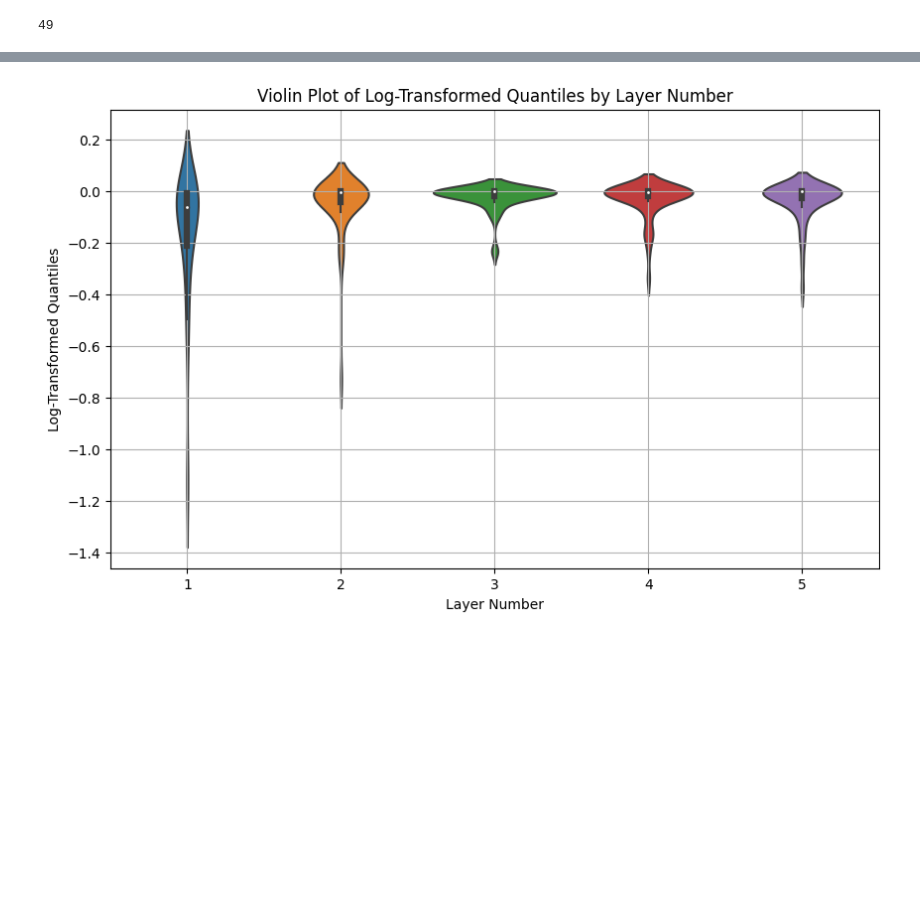
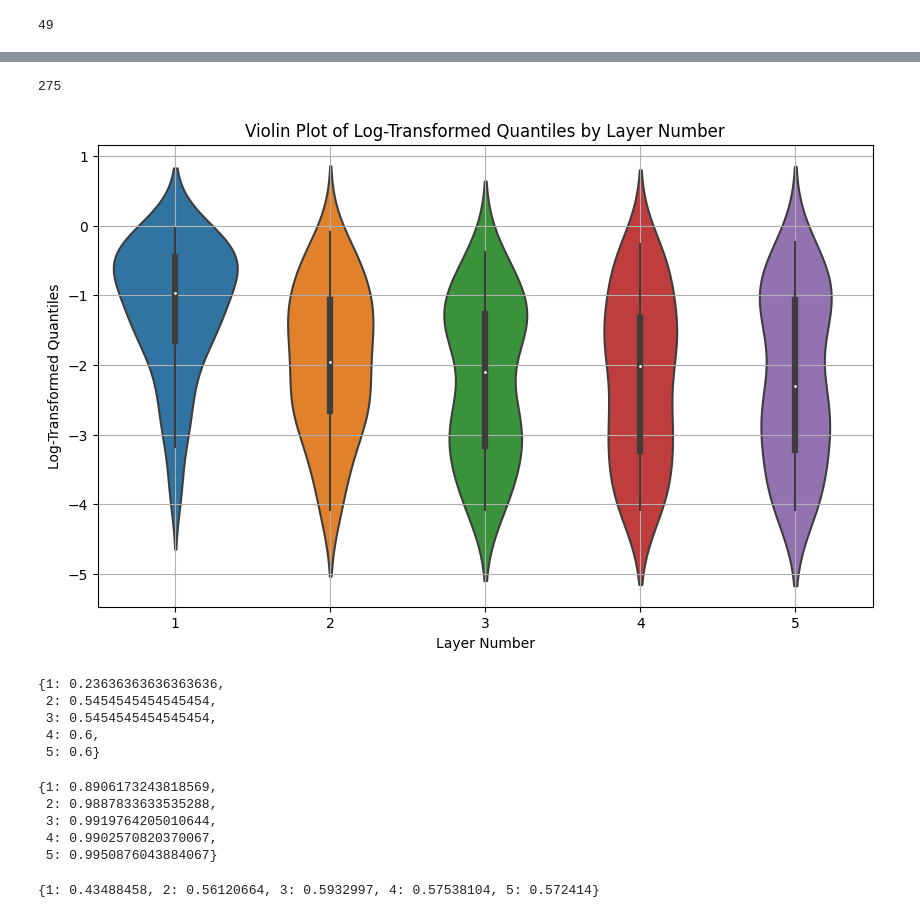
Before and after one commit to xocelyk/tot-gene-sets, a Jupyter notebook: start.ipynb, the cells around one changed output, grey strips where cells are left out. Drawn from its saved outputs; the diff is of its cells as text; code cells hidden in the pictures; blank space fills up the shorter version.

```diff
--- a/start.ipynb
+++ b/start.ipynb
@@ -674,0 +766,5 @@ len(tot_data_by_layer)
+# %%
+best_ans_location_counts = {}
+for layer_num in best_ans_location_dic.keys():
+    best_ans_location_counts[layer_num] = len(best_ans_location_dic[layer_num]) / len(tot_data_by_layer.keys())
+best_ans_location_counts
@@ -822,0 +1034,38 @@ plt.show()
+# %%
+import matplotlib.pyplot as plt
+
+# Sample data
+layer_nums = [1, 2, 1, 2, 3, 2, 3, 1, 2, 3]  # Replace with your actual layer numbers
+scores = [0.5, 0.6, 0.55, 0.65, 0.7, 0.68, 0.72, 0.58, 0.63, 0.75]  # Replace with your actual scores
+best_scores = [0.7, 0.8, 0.75, 0.85, 0.9, 0.88, 0.92, 0.78, 0.83, 0.95]  # Replace with your actual best scores
+
+# Group the scores and best scores by layer numbers
+max_layer = max(layer_nums)
+layer_groups = {i: {'scores': [], 'best_scores': []} for i in range(1, max_layer + 1)}
+
+for num, score, best_score in zip(layer_nums, scores, best_scores):
+    layer_groups[num]['scores'].append(score)
+    layer_groups[num]['best_scores'].append(best_score)
+
+# Prepare data for plotting
+plot_data = []
+for i in range(1, max_layer + 1):
+    plot_data.append(layer_groups[i]['scores'])
+    plot_data.append(layer_groups[i]['best_scores'])
+
+# Create the box plot
+plt.figure(figsize=(12, 6))
+plt.boxplot(plot_data)
+
+# Customizing the x-axis labels
+xtick_labels = []
+for i in range(1, max_layer + 1):
+    xtick_labels.append(f'Layer {i}\nScores')
+    xtick_labels.append(f'Layer {i}\nBest Scores')
+
+plt.xticks(range(1, 2 * max_layer + 1), xtick_labels, rotation=45)
+plt.xlabel('Layer Number')
+plt.ylabel('Similarity Score')
+plt.title('Boxplot of Scores and Best Scores by Layer Number')
+plt.grid(True)
+plt.show()
@@ -823,13 +1074,46 @@ plt.show()
+# %%
+len(best_quantiles)
+# %% [output]
+275
 # %%
-transformed_quantiles = np.log10(np.array(best_quantiles) + 1e-6)
+transformed_quantiles = np.log10(1-np.array(best_quantiles) + 1e-6)
 
 # Now create a violin plot
 plt.figure(figsize=(10, 6))
 sns.violinplot(x=layer_nums, y=transformed_quantiles)
 plt.xlabel('Layer Number')
 plt.ylabel('Log-Transformed Quantiles')
 plt.title('Violin Plot of Log-Transformed Quantiles by Layer Number')
 plt.grid(True)
 plt.show()
 # %% [output]
-[figure, old version]
+[figure, new version]
+# %%
+proportion_best_quantiles_above_98_by_layer = {}
+for layer_num, quantiles in best_quantile_by_layer.items():
+    proportion_best_quantiles_above_98_by_layer[layer_num] = (np.array(quantiles) > 0.98).mean()
+proportion_best_quantiles_above_98_by_layer
+# %% [output]
+{1: 0.23636363636363636,
+ 2: 0.5454545454545454,
+ 3: 0.5454545454545454,
+ 4: 0.6,
+ 5: 0.6}
+# %%
+avg_best_quantile_by_layer = {}
+for layer_num, quantiles in best_quantile_by_layer.items():
+    avg_best_quantile_by_layer[layer_num] = np.median(quantiles)
+avg_best_quantile_by_layer
+# %% [output]
+{1: 0.8906173243818569,
+ 2: 0.9887833633535288,
+ 3: 0.9919764205010644,
+ 4: 0.9902570820370067,
+ 5: 0.9950876043884067}
+# %%
+avg_best_score_by_layer = {}
+for layer_num, scores in best_score_by_layer.items():
+    avg_best_score_by_layer[layer_num] = np.mean(scores)
+avg_best_score_by_layer
+# %% [output]
+{1: 0.43488458, 2: 0.56120664, 3: 0.5932997, 4: 0.57538104, 5: 0.572414}
```
Also changed, not shown: parts of 42 cells of this notebook, 3 other files.
